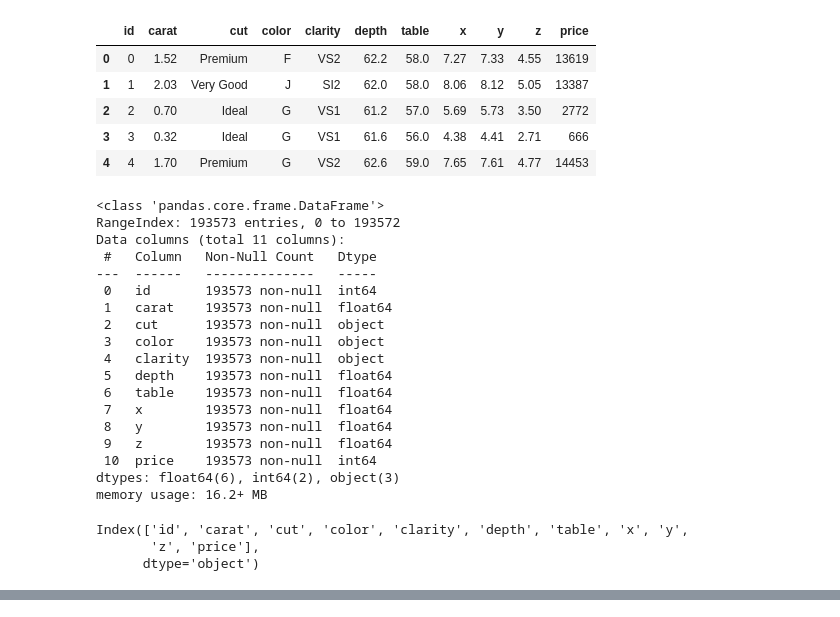
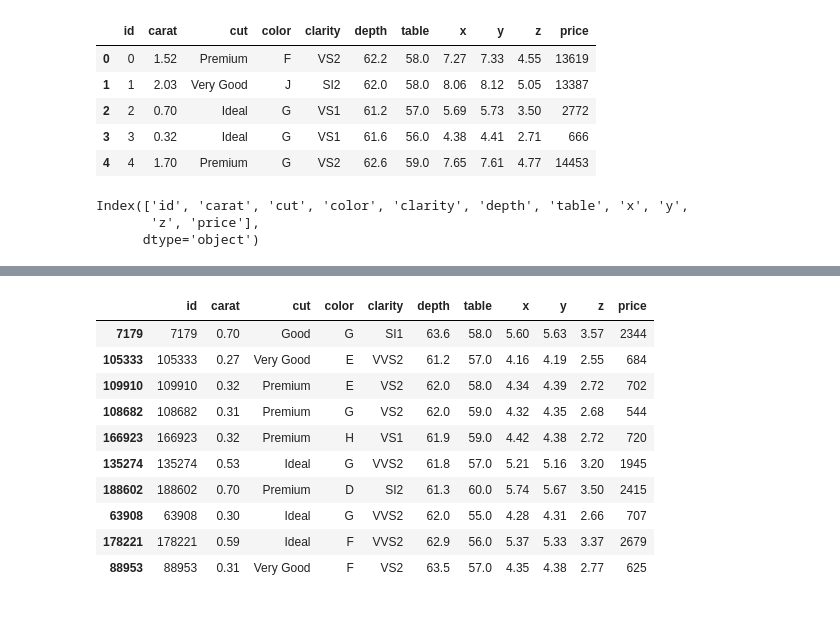
Before and after one commit to Roffin7/Gemstone, a Jupyter notebook: experiment/experiments.ipynb, the cells around one changed output, grey strips where cells are left out. Cells and saved outputs as stored; diff of their text form; code cells hidden in the pictures.

```diff
--- a/experiment/experiments.ipynb
+++ b/experiment/experiments.ipynb
@@ -11,27 +11,6 @@ df.head()
 | 2 | 2 | 0.70 | Ideal | G | VS1 | 61.2 | 57.0 | 5.69 | 5.73 | 3.50 | 2772 |
 | 3 | 3 | 0.32 | Ideal | G | VS1 | 61.6 | 56.0 | 4.38 | 4.41 | 2.71 | 666 |
 | 4 | 4 | 1.70 | Premium | G | VS2 | 62.6 | 59.0 | 7.65 | 7.61 | 4.77 | 14453 |
-# %%
-df.info()
-# %% [output]
-<class 'pandas.core.frame.DataFrame'>
-RangeIndex: 193573 entries, 0 to 193572
-Data columns (total 11 columns):
- #   Column   Non-Null Count   Dtype
----  ------   --------------   -----
- 0   id       193573 non-null  int64
- 1   carat    193573 non-null  float64
- 2   cut      193573 non-null  object
- 3   color    193573 non-null  object
- 4   clarity  193573 non-null  object
- 5   depth    193573 non-null  float64
- 6   table    193573 non-null  float64
- 7   x        193573 non-null  float64
- 8   y        193573 non-null  float64
- 9   z        193573 non-null  float64
- 10  price    193573 non-null  int64
-dtypes: float64(6), int64(2), object(3)
-memory usage: 16.2+ MB
 # %%
 df.columns
 # %% [output]
@@ -50,3 +29,17 @@ df.describe()
 | 50% | 96786.000000 | 0.700000 | 61.900000 | 57.000000 | 5.700000 | 5.720000 | 3.530000 | 2401.000000 |
 | 75% | 145179.000000 | 1.030000 | 62.400000 | 58.000000 | 6.510000 | 6.510000 | 4.030000 | 5408.000000 |
 | max | 193572.000000 | 3.500000 | 71.600000 | 79.000000 | 9.650000 | 10.010000 | 31.300000 | 18818.000000 |
+# %%
+df.sample(10)
+# %% [output]
+|  | id | carat | cut | color | clarity | depth | table | x | y | z | price |
+| 7179 | 7179 | 0.70 | Good | G | SI1 | 63.6 | 58.0 | 5.60 | 5.63 | 3.57 | 2344 |
+| 105333 | 105333 | 0.27 | Very Good | E | VVS2 | 61.2 | 57.0 | 4.16 | 4.19 | 2.55 | 684 |
+| 109910 | 109910 | 0.32 | Premium | E | VS2 | 62.0 | 58.0 | 4.34 | 4.39 | 2.72 | 702 |
+| 108682 | 108682 | 0.31 | Premium | G | VS2 | 62.0 | 59.0 | 4.32 | 4.35 | 2.68 | 544 |
+| 166923 | 166923 | 0.32 | Premium | H | VS1 | 61.9 | 59.0 | 4.42 | 4.38 | 2.72 | 720 |
+| 135274 | 135274 | 0.53 | Ideal | G | VVS2 | 61.8 | 57.0 | 5.21 | 5.16 | 3.20 | 1945 |
+| 188602 | 188602 | 0.70 | Premium | D | SI2 | 61.3 | 60.0 | 5.74 | 5.67 | 3.50 | 2415 |
+| 63908 | 63908 | 0.30 | Ideal | G | VVS2 | 62.0 | 55.0 | 4.28 | 4.31 | 2.66 | 707 |
+| 178221 | 178221 | 0.59 | Ideal | F | VVS2 | 62.9 | 56.0 | 5.37 | 5.33 | 3.37 | 2679 |
+| 88953 | 88953 | 0.31 | Very Good | F | VS2 | 63.5 | 57.0 | 4.35 | 4.38 | 2.77 | 625 |
```
Also changed, not shown: parts of 20 cells of this notebook.
